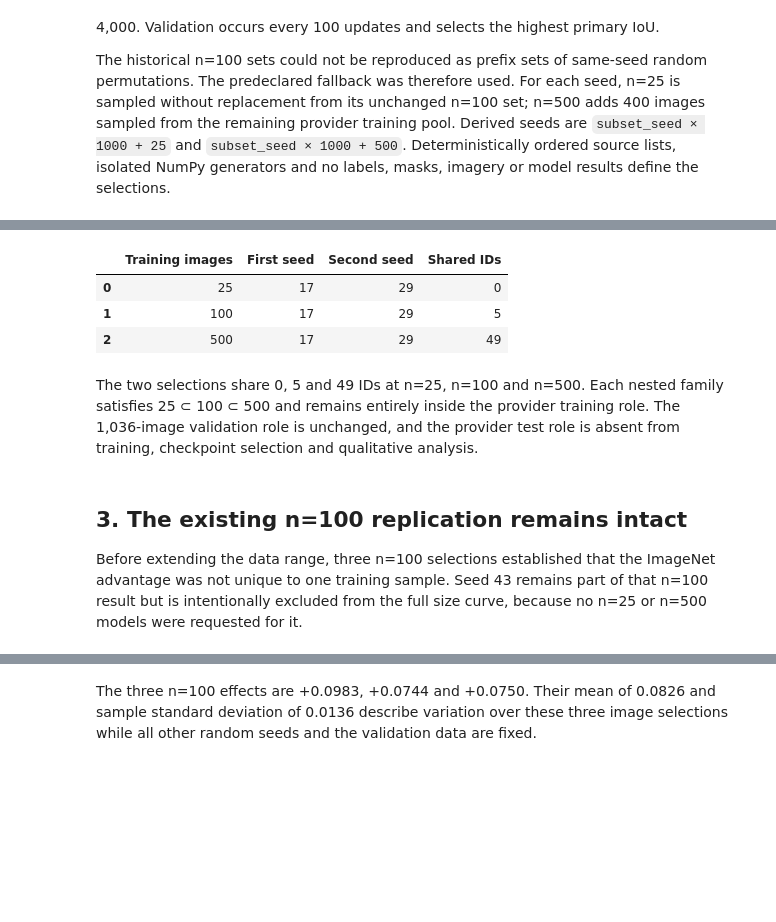
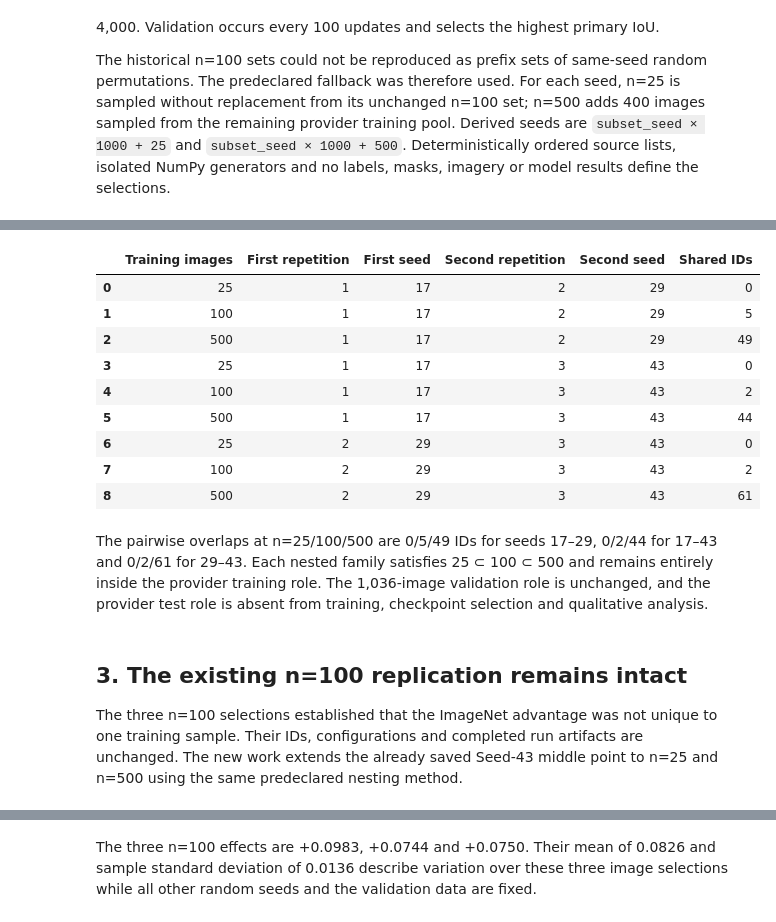
Before and after one commit to manuelmiddendorf/data-efficient-roof-segmentation, a Jupyter notebook: notebooks/07_external_replication_pilot.ipynb, the cells around one changed output, grey strips where cells are left out. Saved outputs shown, nothing was run; the diff lists cells and outputs as text; code cells hidden in the pictures; blank space fills up the shorter version.

```diff
--- a/notebooks/07_external_replication_pilot.ipynb
+++ b/notebooks/07_external_replication_pilot.ipynb
@@ -52,19 +53,27 @@ pd.DataFrame(subset_rows)
 # %%
 OVERLAPS.rename(columns={
-    "training_size": "Training images", "first_seed": "First seed",
+    "training_size": "Training images", "first_repetition": "First repetition",
+    "first_seed": "First seed",
+    "second_repetition": "Second repetition",
     "second_seed": "Second seed", "shared_ids": "Shared IDs",
 })
 # %% [output]
-|  | Training images | First seed | Second seed | Shared IDs |
-| 0 | 25 | 17 | 29 | 0 |
-| 1 | 100 | 17 | 29 | 5 |
-| 2 | 500 | 17 | 29 | 49 |
+|  | Training images | First repetition | First seed | Second repetition | Second seed | Shared IDs |
+| 0 | 25 | 1 | 17 | 2 | 29 | 0 |
+| 1 | 100 | 1 | 17 | 2 | 29 | 5 |
+| 2 | 500 | 1 | 17 | 2 | 29 | 49 |
+| 3 | 25 | 1 | 17 | 3 | 43 | 0 |
+| 4 | 100 | 1 | 17 | 3 | 43 | 2 |
+| 5 | 500 | 1 | 17 | 3 | 43 | 44 |
+| 6 | 25 | 2 | 29 | 3 | 43 | 0 |
+| 7 | 100 | 2 | 29 | 3 | 43 | 2 |
+| 8 | 500 | 2 | 29 | 3 | 43 | 61 |
 # %% [markdown]
-The two selections share 0, 5 and 49 IDs at n=25, n=100 and n=500. Each nested family satisfies 25 ⊂ 100 ⊂ 500 and remains entirely inside the provider training role. The 1,036-image validation role is unchanged, and the provider test role is absent from training, checkpoint selection and qualitative analysis.
+The pairwise overlaps at n=25/100/500 are 0/5/49 IDs for seeds 17–29, 0/2/44 for 17–43 and 0/2/61 for 29–43. Each nested family satisfies 25 ⊂ 100 ⊂ 500 and remains entirely inside the provider training role. The 1,036-image validation role is unchanged, and the provider test role is absent from training, checkpoint selection and qualitative analysis.
 # %% [markdown]
 ## 3. The existing n=100 replication remains intact
 
-Before extending the data range, three n=100 selections established that the ImageNet advantage was not unique to one training sample. Seed 43 remains part of that n=100 result but is intentionally excluded from the full size curve, because no n=25 or n=500 models were requested for it.
+The three n=100 selections established that the ImageNet advantage was not unique to one training sample. Their IDs, configurations and completed run artifacts are unchanged. The new work extends the already saved Seed-43 middle point to n=25 and n=500 using the same predeclared nesting method.
 # %%
 display(N100_EFFECTS.round(4))
 display(Image(filename=ROOT / "reports/figures/07_whu_pilot_learning_curves.png"))
```
Also changed, not shown: parts of 17 cells of this notebook, 22 other files.
